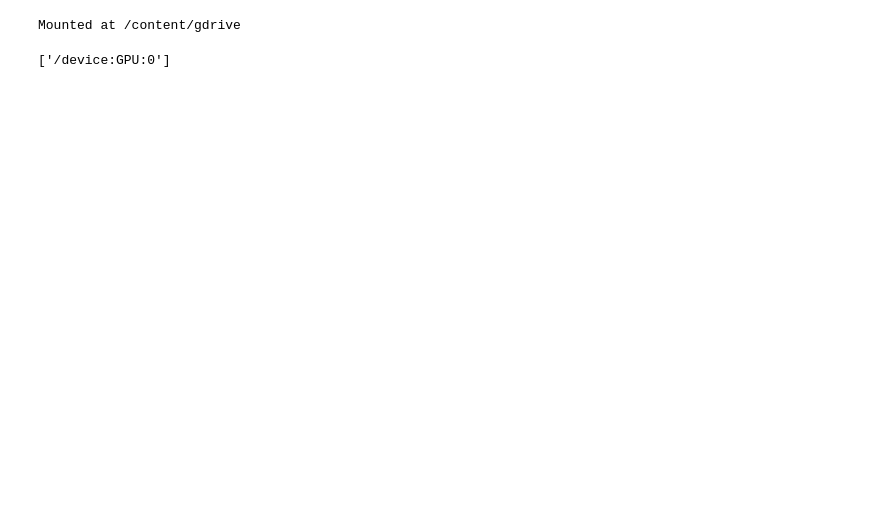
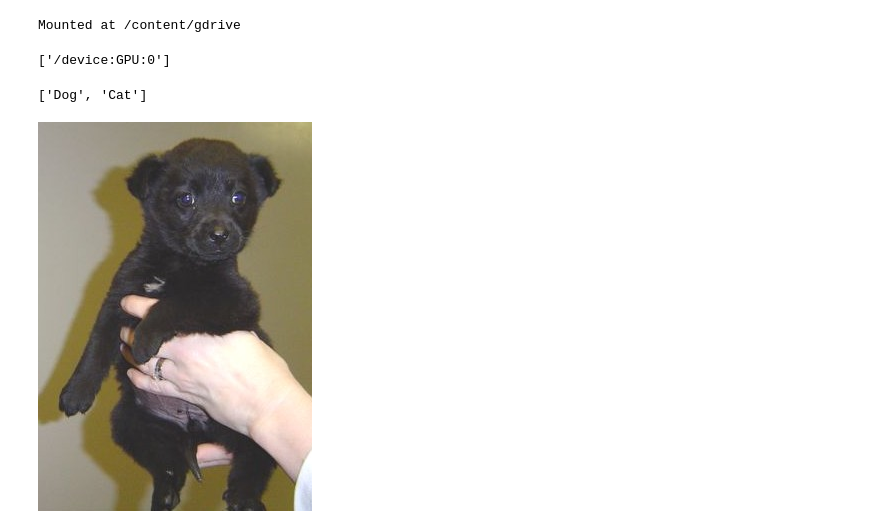
Before and after one commit to alireza7agm/Dog-vs-Cat-Classifier, a Jupyter notebook: Dogs_vs_Cats_VGG16.ipynb, the cells around one changed output. Saved outputs shown, nothing was run; the diff lists cells and outputs as text; code cells hidden in the pictures; blank space fills up the shorter version.

```diff
--- a/Dogs_vs_Cats_VGG16.ipynb
+++ b/Dogs_vs_Cats_VGG16.ipynb
@@ -18,12 +18,16 @@ K._get_available_gpus()
 # %% [output]
 ['/device:GPU:0']
 # %%
-train_path = "/content/gdrive/My Drive/datasets/train"
-test_path = "/content/gdrive/My Drive/datasets/test"
+train_path = "/content/gdrive/My Drive/Dog vs Cat/train"
+test_path = "/content/gdrive/My Drive/Dog vs Cat/test"
 class_names = os.listdir(train_path)
 class_names_test = os.listdir(test_path)
+
+print(class_names)
+# %% [output]
+['Dog', 'Cat']
 # %%
-image_dog=cv2.imread("/content/gdrive/My Drive/datasets/test/Dog/4.jpg")
+image_dog=cv2.imread("/content/gdrive/My Drive/Dog vs Cat/train/Dog/200.jpg")
 cv2_imshow(image_dog)
-image_cat=cv2.imread("/content/gdrive/My Drive/datasets/test/Cat/5.jpg")
-cv2_imshow(image_cat)
+# %% [output]
+[figure, added]
```
Also changed, not shown: parts of 7 cells of this notebook.
